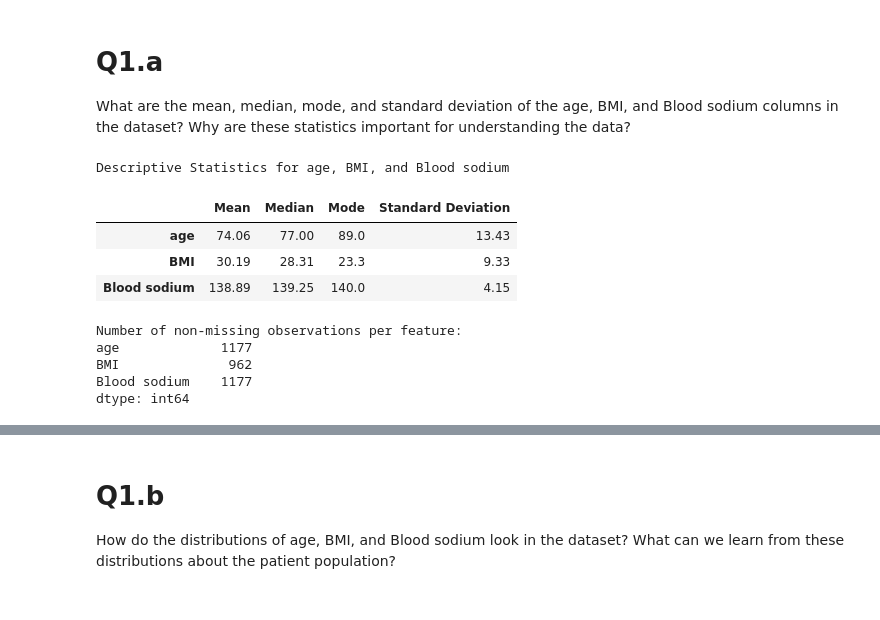
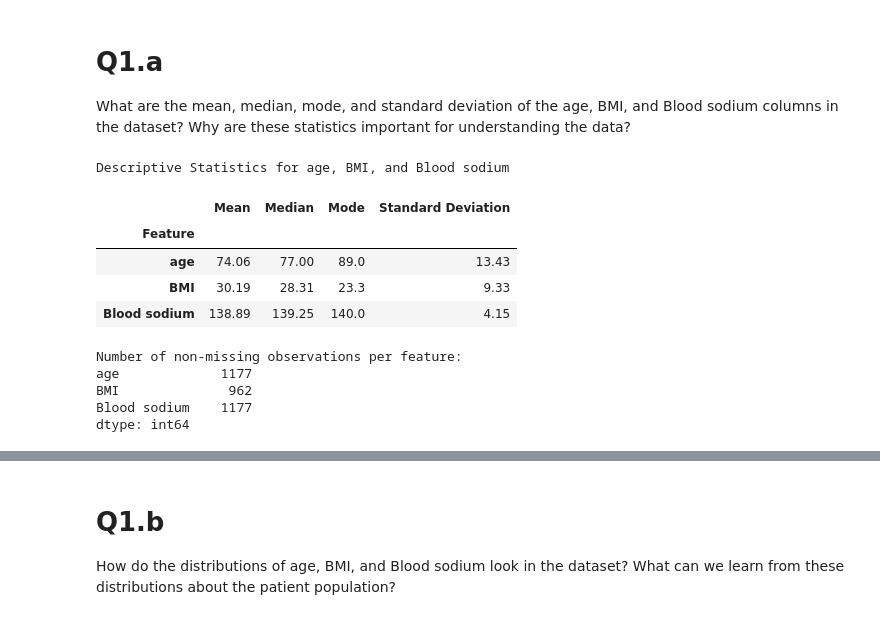
Before and after one commit to Ouriel91/ai-deep-learning-course, a Jupyter notebook: Project_1_MIMIC_Ouri.ipynb, the cells around one changed output, grey strips where cells are left out. Drawn from its saved outputs; the diff is of its cells as text; code cells hidden in the pictures.

```diff
--- a/Project_1_MIMIC_Ouri.ipynb
+++ b/Project_1_MIMIC_Ouri.ipynb
@@ -152,30 +157,32 @@ What are the mean, median, mode, and standard deviation of the age, BMI, and Blo
 # %%
 import pandas as pd
 import numpy as np
 
 # Define the columns of interest
 cols = ['age', 'BMI', 'Blood sodium']
 
 # Calculate statistics
 stats_dict = {
     'Mean': data[cols].mean(),
     'Median': data[cols].median(),
     'Mode': data[cols].apply(lambda x: x.mode().iloc[0] if not x.mode().empty else np.nan),
     'Standard Deviation': data[cols].std()
 }
 
 # Create summary DataFrame and round to two decimal places
 summary_df = pd.DataFrame(stats_dict).round(2)
+summary_df.index.name = "Feature"
 
 print("Descriptive Statistics for age, BMI, and Blood sodium")
 display(summary_df)
 
 # Show non-missing observations used
 print("\nNumber of non-missing observations per feature:")
 print(data[cols].count())
 # %% [output]
 Descriptive Statistics for age, BMI, and Blood sodium
 |  | Mean | Median | Mode | Standard Deviation |
+| Feature |  |  |  |  |
 | age | 74.06 | 77.00 | 89.0 | 13.43 |
 | BMI | 30.19 | 28.31 | 23.3 | 9.33 |
 | Blood sodium | 138.89 | 139.25 | 140.0 | 4.15 |
```
Also changed, not shown: parts of 26 cells of this notebook.
